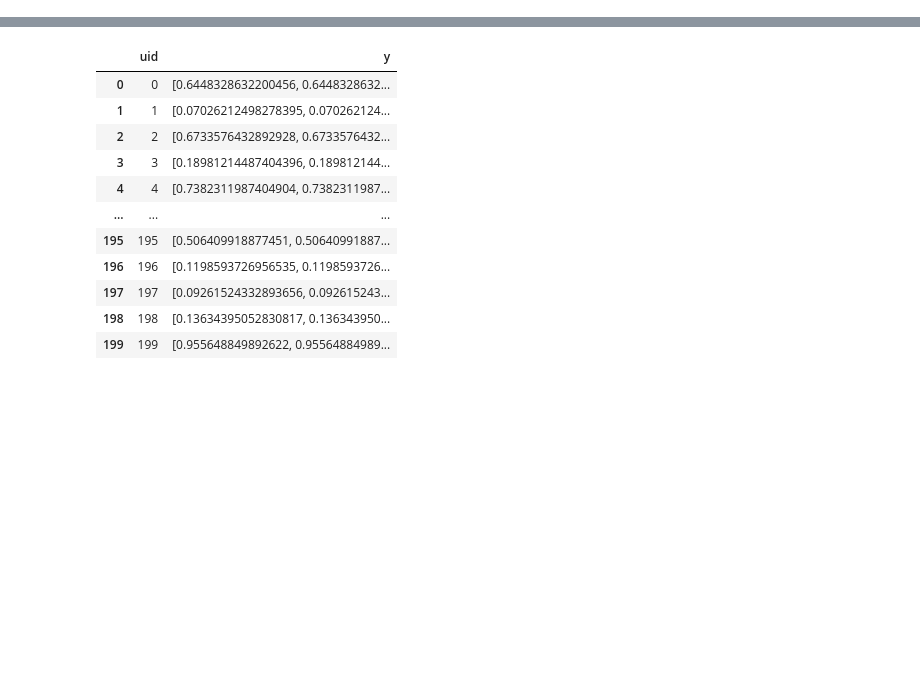
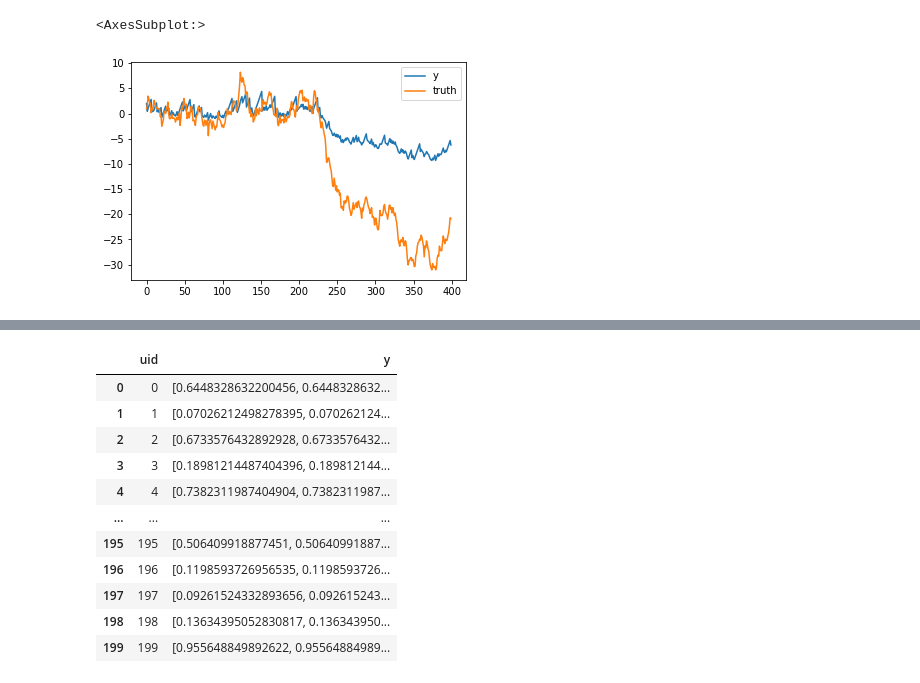
Before and after one commit to josh-ashkinaze/opinion-errors, a Jupyter notebook: Untitled.ipynb, the cells around one changed output, grey strips where cells are left out. Cells and saved outputs as stored; diff of their text form; code cells hidden in the pictures; blank space fills up the shorter version.

```diff
--- a/Untitled.ipynb
+++ b/Untitled.ipynb
@@ -3,7 +3,7 @@ import matplotlib.pyplot as plt
 import pandas as pd
 import numpy as np
 # %%
-def generate_data(N, drift, intercept=0, seed=None, lags= [0] + [1*(0.5**t) for t in range(1,10)]):
+def generate_data(N, drift, intercept=0, seed=None, lags= [0] + [1*(0.5**t) for t in range(1,20)]):
     """
     Returns simulations from an ARIMA model
 
@@ -46,41 +46,52 @@ def generate_data(N, drift, intercept=0, seed=None, lags= [0] + [1*(0.5**t) for
     df.columns=['y']
     return df
 
-risk = generate_data(N=1000, intercept=1, drift=0.1, seed=1997)
+risk = generate_data(N=1000, intercept=1, drift=0.1, seed=None)
 # %%
 class Agent:
-    def __init__(self, uid, look_up, bias, truth):
+    def __init__(self, uid, look_up, adjust, bias, truth):
         self.uid = uid
         self.look_up_threshold = look_up
         self.bias = bias
+        self.adjust = adjust
         self.data=truth
-        self.beliefs = [bias] + [np.nan]*(len(truth)-1)
+        self.beliefs = [bias] + [0]*(len(truth)-1)
 
 
     def look_up(self, t):
-        if t < len(self.data) -1:
-            if (self.data[t+1] - self.data[t])/(self.data[t]) > self.look_up_threshold:
-                self.beliefs[t] = self.data[t]
+        np.random.seed(seed=1997)
+        if t > 0:
+            if (self.data[t] - self.data[t-1])/(self.data[t-1]) > self.look_up_threshold:
+                self.beliefs[t] = self.adjust*self.data[t] + (1-self.adjust)*self.beliefs[t]
+            else:
+                self.beliefs[t] = self.beliefs[t-1] + np.random.standard_normal(size=1)[0]
 
     def hello(self):
         print("Hello")
 
     def get_beliefs(self):
         for t in range(len(self.data)):
             self.look_up(t)
         df = pd.DataFrame([self.beliefs]).T
         df = df.fillna(method='ffill',  inplace=False)
         df['uid'] = self.uid
-        df.columns=['y', 'uid']
+        df['truth'] = self.data
+        df['t'] = df.index
+        df.columns=['y', 'uid', 'truth', 't']
         return df
 
 
 
 
 
 
-risk = generate_data(N=20, intercept=1, drift=0.1, seed=1997)
-a = Agent(uid=1, look_up=0.5, bias=0.5, truth=risk['y'].tolist())
+risk = generate_data(N=400, intercept=1, drift=0, seed=None)
+a = Agent(uid=1, look_up=0, bias=2, adjust=0.3, truth=risk['y'].tolist())
 
 beliefs = a.get_beliefs()
+
+beliefs[['y', 'truth']].plot()
+# %% [output]
+<AxesSubplot:>
+[figure, added]
 # %%
```
Also changed, not shown: parts of 1 cell of this notebook.
